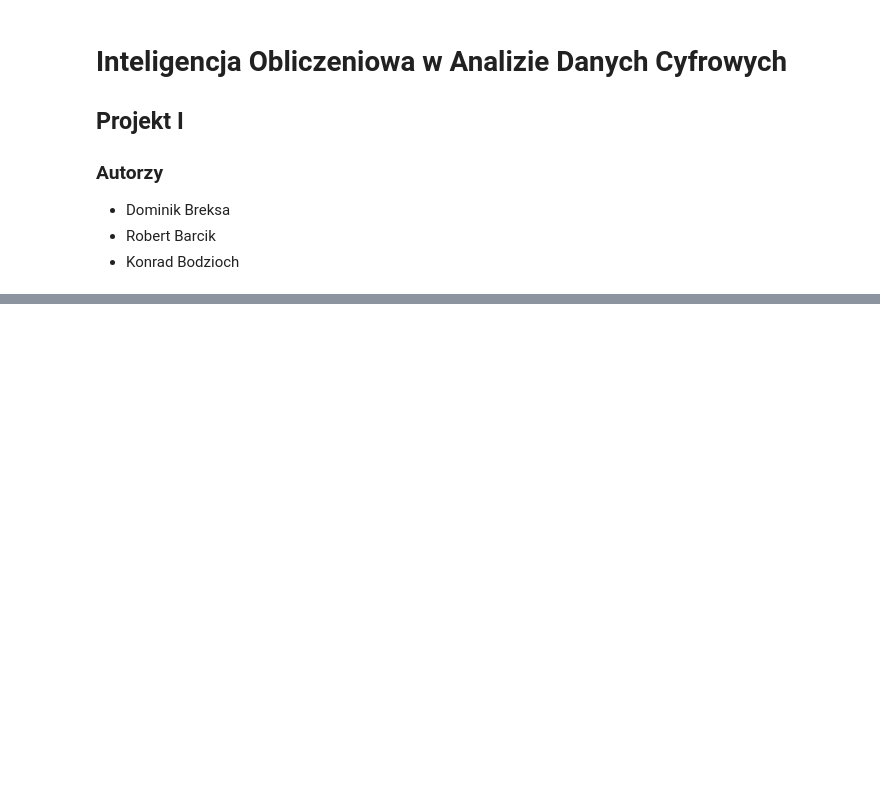
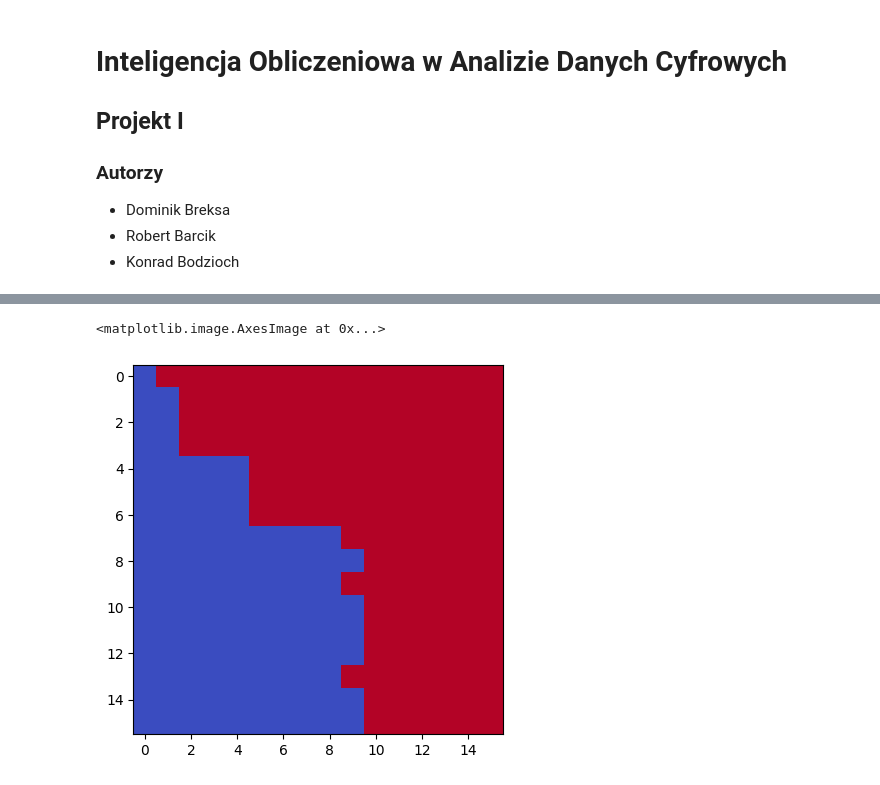
Before and after one commit to ForNeus57/ioadc, a Jupyter notebook: zadania/1/main.ipynb, the cells around one changed output, grey strips where cells are left out. Cells and saved outputs as stored; diff of their text form; code cells hidden in the pictures; blank space fills up the shorter version.

```diff
--- a/zadania/1/main.ipynb
+++ b/zadania/1/main.ipynb
@@ -121,0 +122,13 @@ print("player %d wins" % game.current_player)
+# %%
+from itertools import product
+from typing import Final
+
+
+max_depth: Final[int] = 16
+
+df: pd.DataFrame = pd.DataFrame(
+    columns=['game_variant', 'algorithm', 'player_depths', 'winner', 'time', 'rounds'])
+
+config: list[tuple[int, int]] = list(product(range(1, max_depth + 1), repeat=2))
+
+config
@@ -121,0 +153,21 @@ print("player %d wins" % game.current_player)
+# %%
+from time import perf_counter
+
+from easyAI.games import Nim
+
+def play_game(player_depths: tuple[int, int]) -> tuple[int, float, int]:
+    player1_depth, player2_depth = player_depths
+    ai_1: Negamax = Negamax(player1_depth, tt=TranspositionTable())
+    ai_2: Negamax = Negamax(player2_depth, tt=TranspositionTable())
+    environment: Nim = Nim([AI_Player(ai_1), AI_Player(ai_2)])
+
+    start: float = perf_counter()
+    history: list = environment.play()
+    end: float = perf_counter()
+
+    return environment.current_player, end - start, len(history) - 1
+
+results: map = map(play_game, config)
+for player_depths, (winner, elapsed_time, rounds) in zip(config, results):
+    print(f'========== Finished(depths={player_depths}, winner={winner}, time={elapsed_time}s, rounds_number={rounds}) ==========')
+    df.loc[len(df)] = ['Nim', 'Negamax', np.asarray(player_depths), np.uint8(winner), elapsed_time, np.uint8(rounds)]
@@ -121,0 +218,14 @@ print("player %d wins" % game.current_player)
+# %%
+def convert_to_matrix(data: pd.DataFrame, column_name: str) -> np.ndarray:
+    output: np.ndarray = np.zeros((max_depth, max_depth), dtype=np.uint8)
+
+    for _, row in data.iterrows():
+        output[row['player_depths'][0] - 1, row['player_depths'][1] - 1] = row[column_name]
+
+    return output
+# %%
+win_matrix: np.ndarray = convert_to_matrix(df, 'winner')
+plt.imshow(win_matrix, cmap='coolwarm')
+# %% [output]
+<matplotlib.image.AxesImage at 0x...>
+[figure, added]
```
Also changed, not shown: parts of 15 cells of this notebook.
